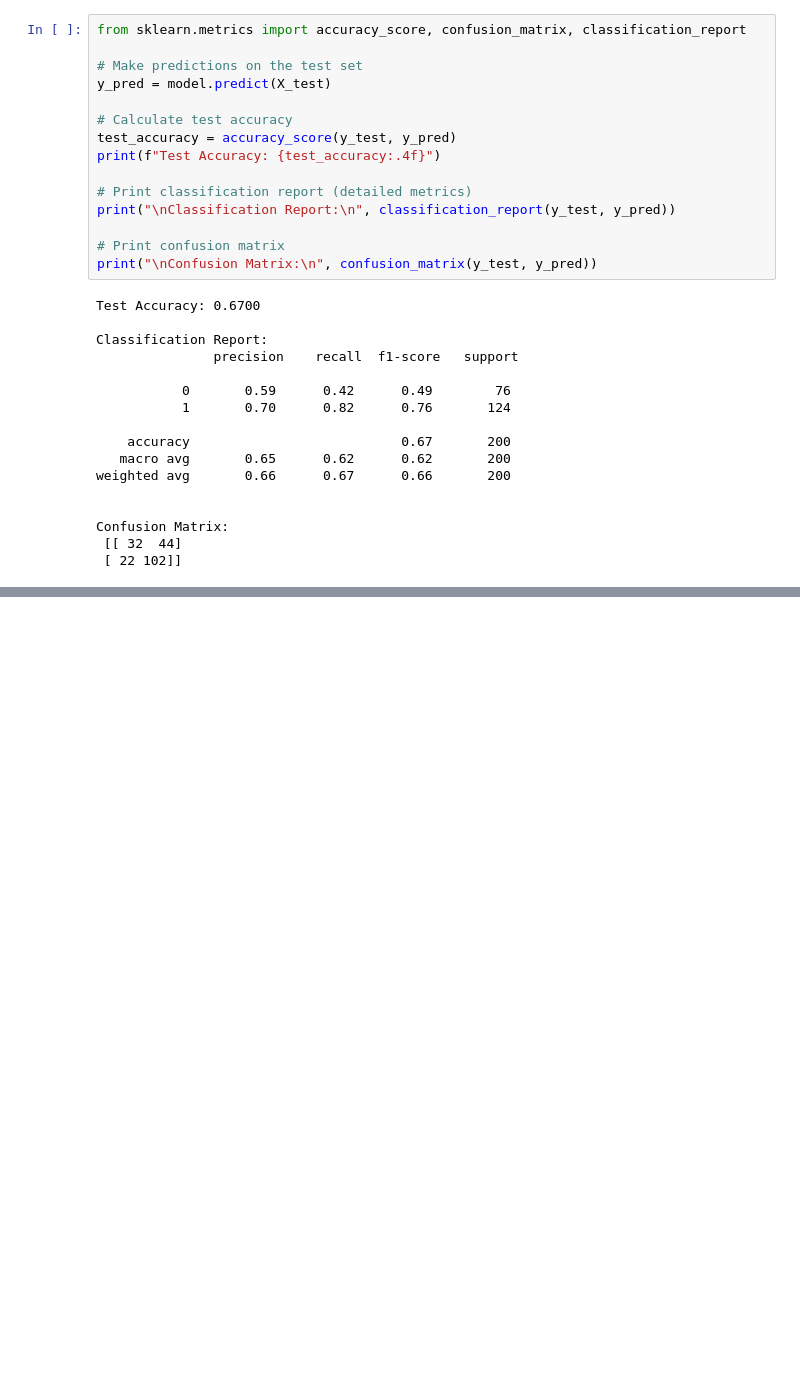
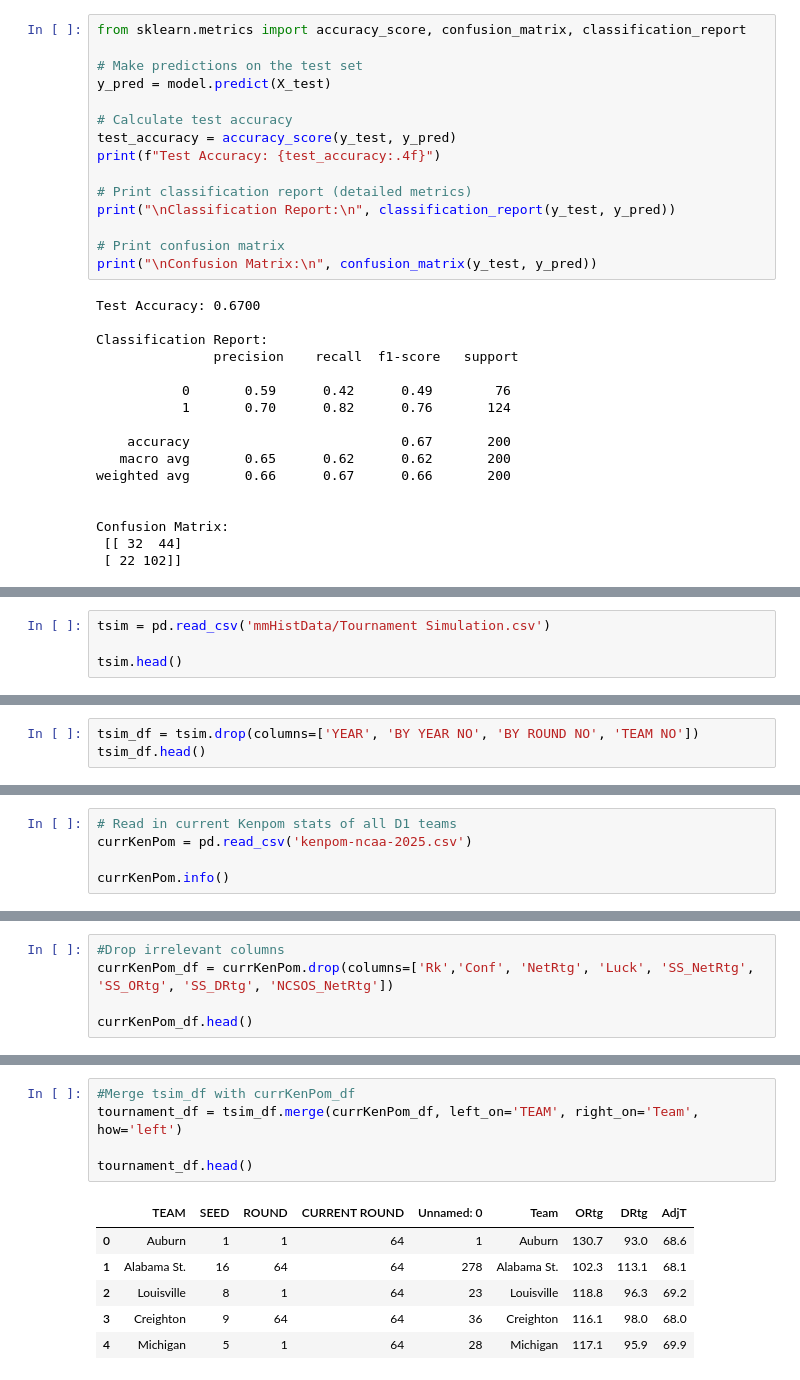
Before and after one commit to ShashSriv/2025MarchMadnessModel, a Jupyter notebook: DataCollection.ipynb, the cells around one changed output, grey strips where cells are left out. Drawn from its saved outputs; the diff is of its cells as text; blank space fills up the shorter version.

Commit message:
Finished compiling current torunament data with relevant kenpom stats, beginnign to create tourney simulation

```diff
--- a/DataCollection.ipynb
+++ b/DataCollection.ipynb
@@ -475,0 +668,4 @@ print(f"Training Accuracy (Random Forest): {train_accuracy_rf:.4f}")
+# %%
+tsim = pd.read_csv('mmHistData/Tournament Simulation.csv')
+
+tsim.head()
@@ -475,0 +679,3 @@ print(f"Training Accuracy (Random Forest): {train_accuracy_rf:.4f}")
+# %%
+tsim_df = tsim.drop(columns=['YEAR', 'BY YEAR NO', 'BY ROUND NO', 'TEAM NO'])
+tsim_df.head()
@@ -475,0 +689,5 @@ print(f"Training Accuracy (Random Forest): {train_accuracy_rf:.4f}")
+# %%
+# Read in current Kenpom stats of all D1 teams
+currKenPom = pd.read_csv('kenpom-ncaa-2025.csv')
+
+currKenPom.info()
@@ -475,0 +715,5 @@ print(f"Training Accuracy (Random Forest): {train_accuracy_rf:.4f}")
+# %%
+#Drop irrelevant columns
+currKenPom_df = currKenPom.drop(columns=['Rk','Conf', 'NetRtg', 'Luck', 'SS_NetRtg', 'SS_ORtg', 'SS_DRtg', 'NCSOS_NetRtg'])
+
+currKenPom_df.head()
@@ -475,0 +727,12 @@ print(f"Training Accuracy (Random Forest): {train_accuracy_rf:.4f}")
+# %%
+#Merge tsim_df with currKenPom_df
+tournament_df = tsim_df.merge(currKenPom_df, left_on='TEAM', right_on='Team', how='left')
+
+tournament_df.head()
+# %% [output]
+|  | TEAM | SEED | ROUND | CURRENT ROUND | Unnamed: 0 | Team | ORtg | DRtg | AdjT |
+| 0 | Auburn | 1 | 1 | 64 | 1 | Auburn | 130.7 | 93.0 | 68.6 |
+| 1 | Alabama St. | 16 | 64 | 64 | 278 | Alabama St. | 102.3 | 113.1 | 68.1 |
+| 2 | Louisville | 8 | 1 | 64 | 23 | Louisville | 118.8 | 96.3 | 69.2 |
+| 3 | Creighton | 9 | 64 | 64 | 36 | Creighton | 116.1 | 98.0 | 68.0 |
+| 4 | Michigan | 5 | 1 | 64 | 28 | Michigan | 117.1 | 95.9 | 69.9 |
```
Also changed, not shown: parts of 19 cells of this notebook, 2 other files.
